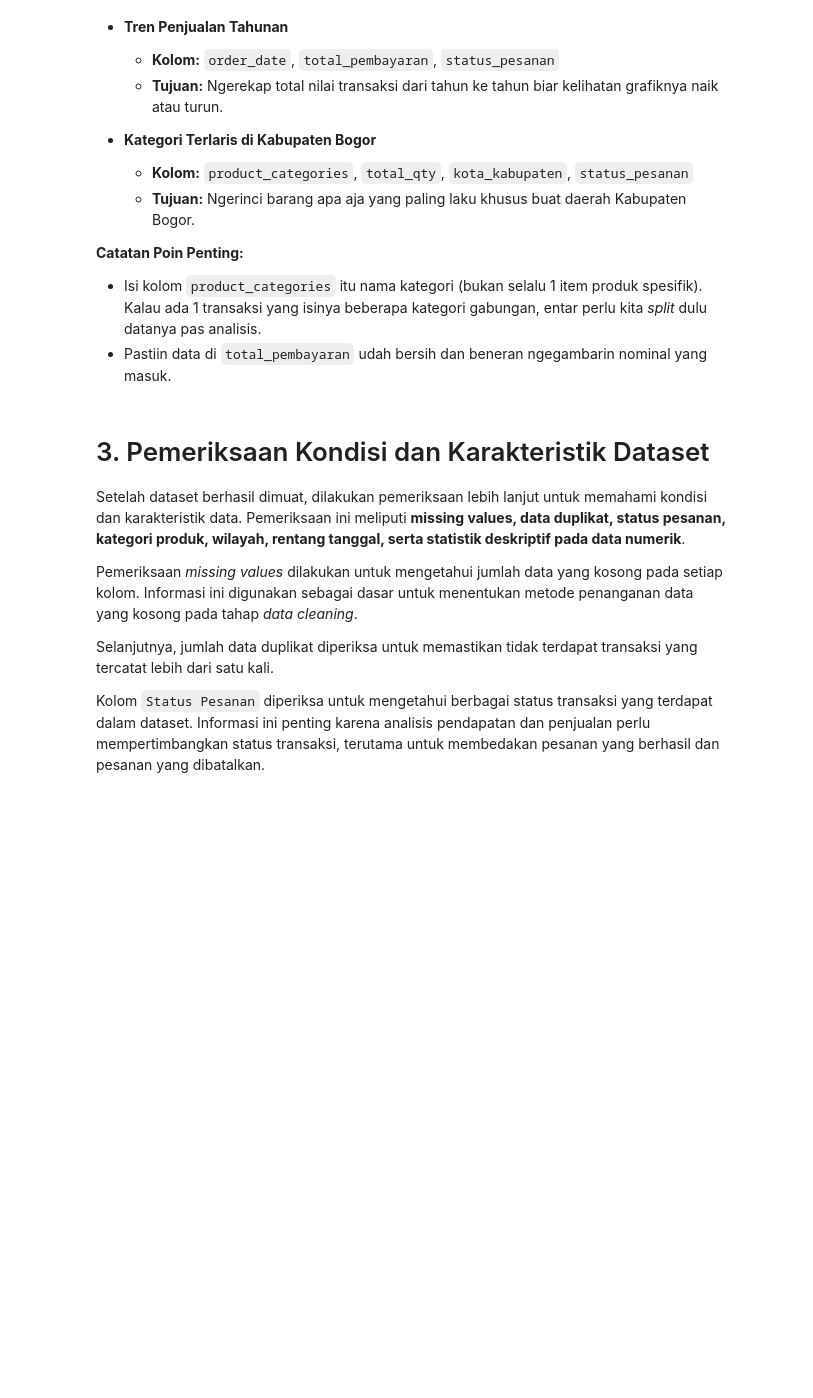
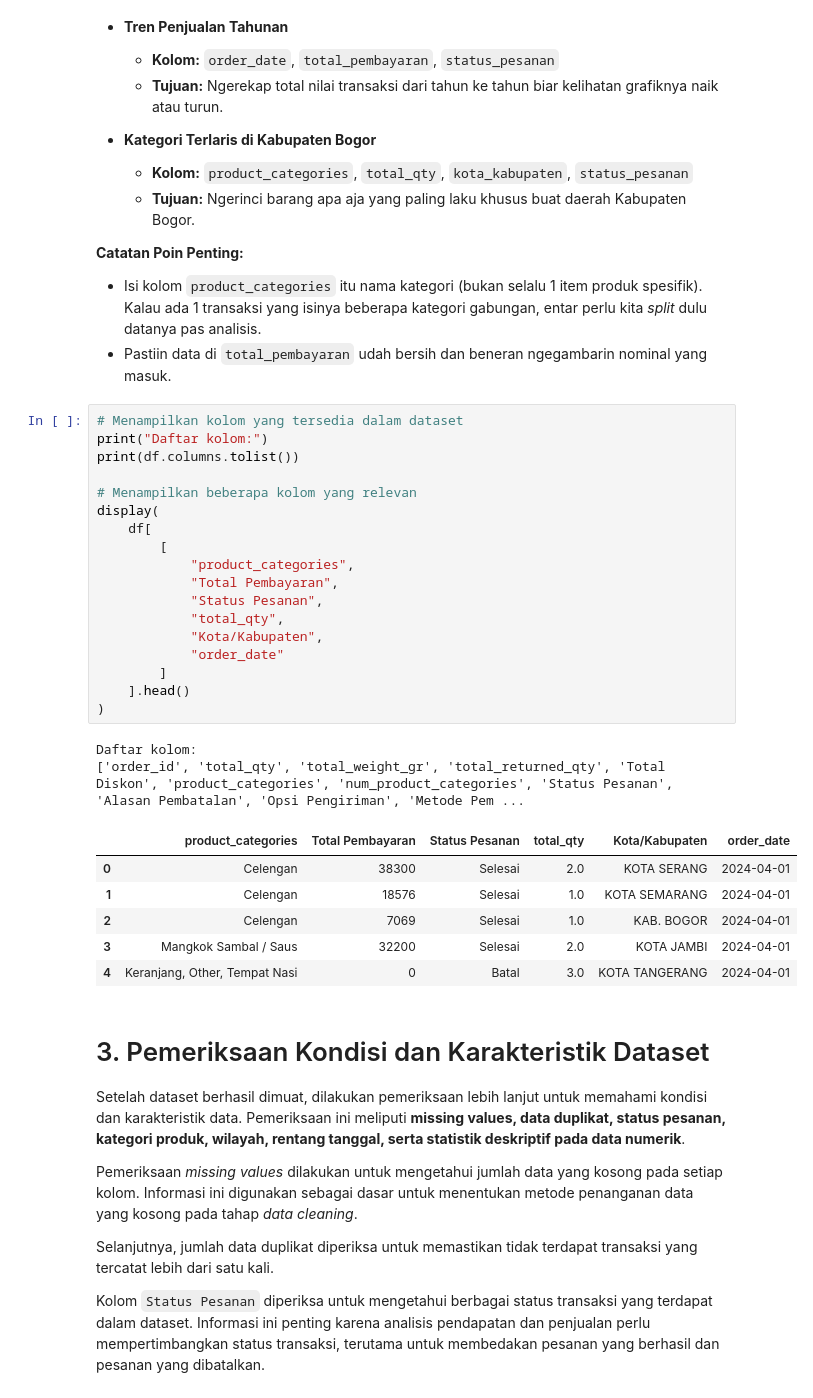
Before and after one commit to cexs0267-ux/indonesia-ecommerce-data-analysis, a Jupyter notebook: cleaning.ipynb, the cells around one changed output. Saved outputs shown, nothing was run; the diff lists cells and outputs as text; blank space fills up the shorter version.

```diff
--- a/cleaning.ipynb
+++ b/cleaning.ipynb
@@ -68,6 +68,33 @@ Sebelum lanjut ngolah data, kita petain dulu pertanyaan bisnis sama kolom-kolom
 **Catatan Poin Penting:**
 * Isi kolom `product_categories` itu nama kategori (bukan selalu 1 item produk spesifik). Kalau ada 1 transaksi yang isinya beberapa kategori gabungan, entar perlu kita *split* dulu datanya pas analisis.
 * Pastiin data di `total_pembayaran` udah bersih dan beneran ngegambarin nominal yang masuk.
+# %%
+# Menampilkan kolom yang tersedia dalam dataset
+print("Daftar kolom:")
+print(df.columns.tolist())
+
+# Menampilkan beberapa kolom yang relevan
+display(
+    df[
+        [
+            "product_categories",
+            "Total Pembayaran",
+            "Status Pesanan",
+            "total_qty",
+            "Kota/Kabupaten",
+            "order_date"
+        ]
+    ].head()
+)
+# %% [output]
+Daftar kolom:
+['order_id', 'total_qty', 'total_weight_gr', 'total_returned_qty', 'Total Diskon', 'product_categories', 'num_product_categories', 'Status Pesanan', 'Alasan Pembatalan', 'Opsi Pengiriman', 'Metode Pem ...
+|  | product_categories | Total Pembayaran | Status Pesanan | total_qty | Kota/Kabupaten | order_date |
+| 0 | Celengan | 38300 | Selesai | 2.0 | KOTA SERANG | 2024-04-01 |
+| 1 | Celengan | 18576 | Selesai | 1.0 | KOTA SEMARANG | 2024-04-01 |
+| 2 | Celengan | 7069 | Selesai | 1.0 | KAB. BOGOR | 2024-04-01 |
+| 3 | Mangkok Sambal / Saus | 32200 | Selesai | 2.0 | KOTA JAMBI | 2024-04-01 |
+| 4 | Keranjang, Other, Tempat Nasi | 0 | Batal | 3.0 | KOTA TANGERANG | 2024-04-01 |
 # %% [markdown]
 # 3. Pemeriksaan Kondisi dan Karakteristik Dataset
 
```
Also changed, not shown: parts of 10 cells of this notebook, 4 other files.
